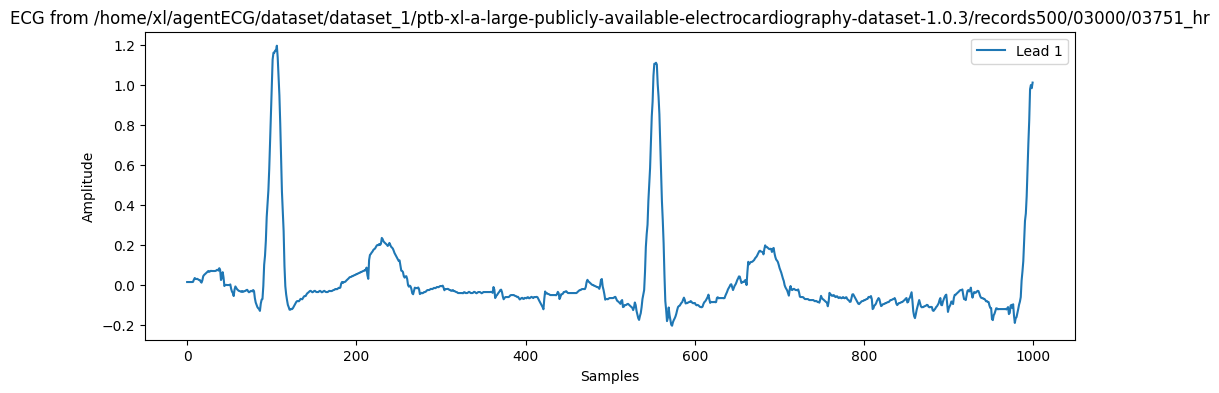
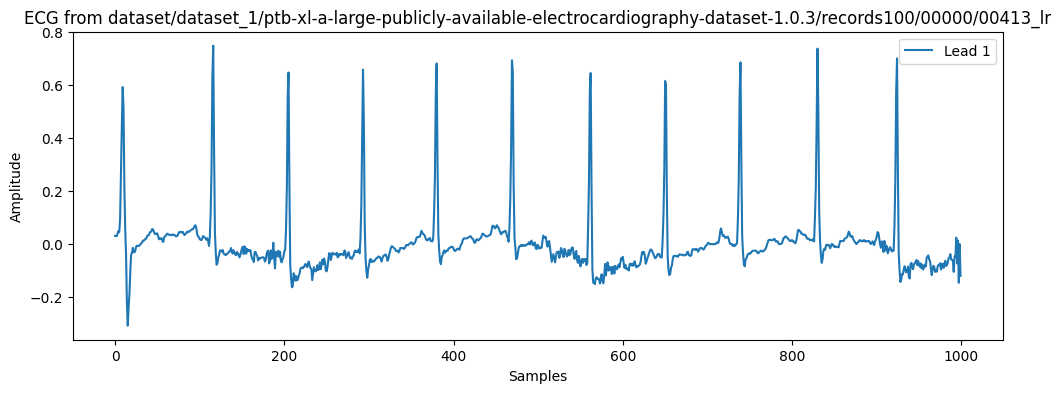
Unified diff of the notebook cell whose output changed from the first chart to the second:
--- before
+++ after
@@ -16,4 +16,5 @@
         plt.ylabel('Amplitude')
         plt.legend()
+        plt.savefig(f'ecg_plot_{path.split("/")[-1]}.png')  # 保存图像
         plt.show()
     except FileNotFoundError:

Commit: 半缝合